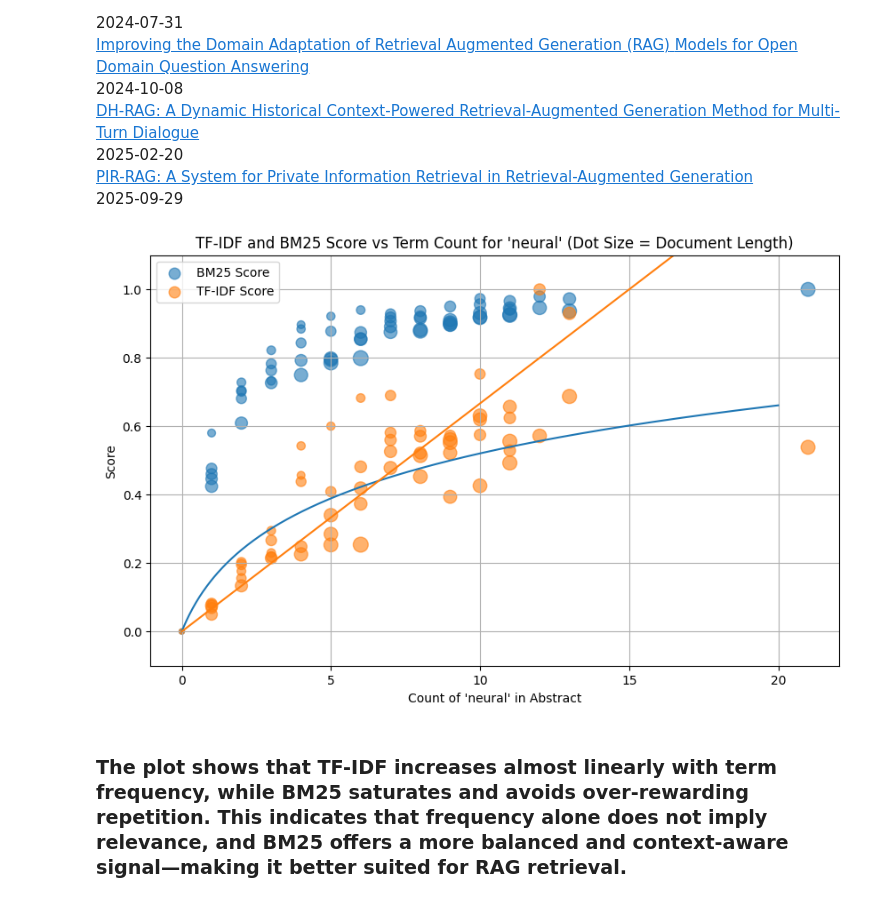
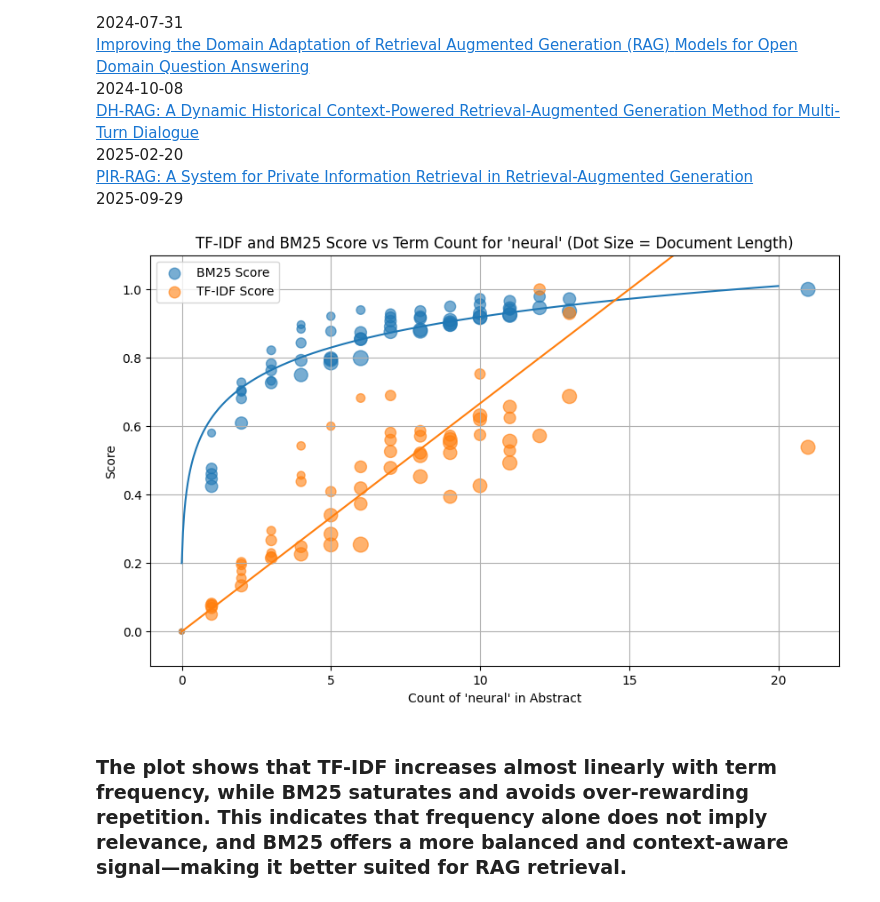
Before and after one commit to aidanmanternach/ece-143-research-paper-search, a Jupyter notebook: visualization.ipynb, the cells around one changed output. Drawn from its saved outputs; the diff is of its cells as text; code cells hidden in the pictures.

Commit message:
Update BM25 vs TFIDF graph

```diff
--- a/visualization.ipynb
+++ b/visualization.ipynb
@@ -552,28 +552,28 @@ tfidf_norm = (tfidf_scores - np.min(tfidf_scores)) / (np.max(tfidf_scores) - np.
 # %%
 plt.figure(figsize=(10, 6))
 
 sizes = [l / 2 for l in lengths]
 
 # Compare BM25 and Log Curve
 plt.scatter(bm25_counts, bm25_norm, s=sizes, alpha=0.6, label="BM25 Score")
 x = np.linspace(0, 20, 500)
-y1 = np.log10(x + 1) / 2
+y1 = 0.3 * np.log10(0.25 * x + 0.01) + 0.8
 plt.plot(x, y1)
 
 y2 = x/15
 plt.plot(x, y2)
 plt.scatter(tfidf_counts, tfidf_norm, s=sizes, alpha=0.6, label="TF-IDF Score")
 
 plt.xlabel(f"Count of '{word}' in Abstract")
 plt.ylabel("Score")
 plt.title(f"TF-IDF and BM25 Score vs Term Count for '{word}' (Dot Size = Document Length)")
 plt.grid(True)
 plt.legend()
 plt.ylim(-0.1, 1.1)
 
 plt.show()
 # %% [output]
-[figure, old version]
+[figure, new version]
 # %% [markdown]
 ### The plot shows that TF-IDF increases almost linearly with term frequency, while BM25 saturates and avoids over-rewarding repetition. This indicates that frequency alone does not imply relevance, and BM25 offers a more balanced and context-aware signal—making it better suited for RAG retrieval.
 # %%
```
